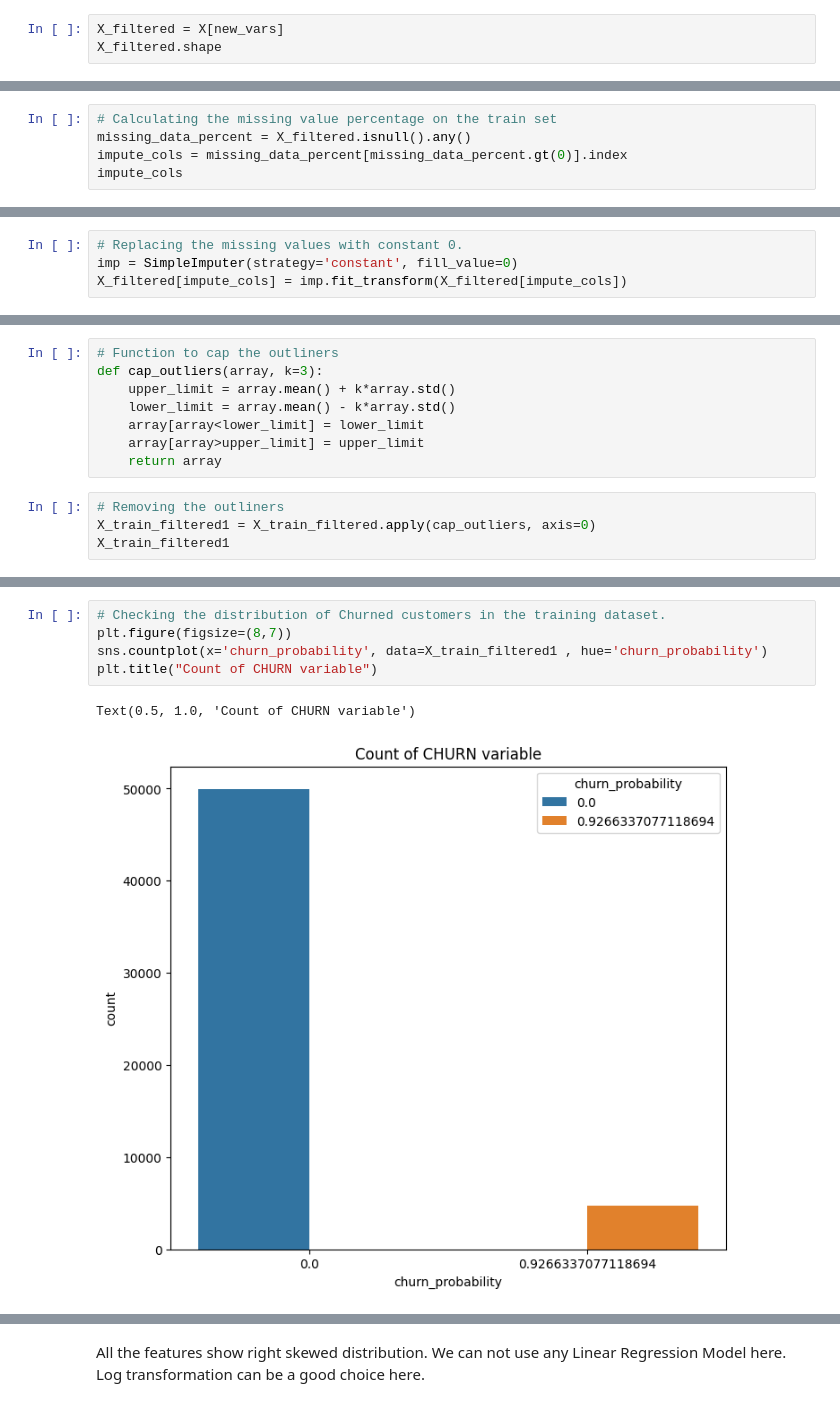
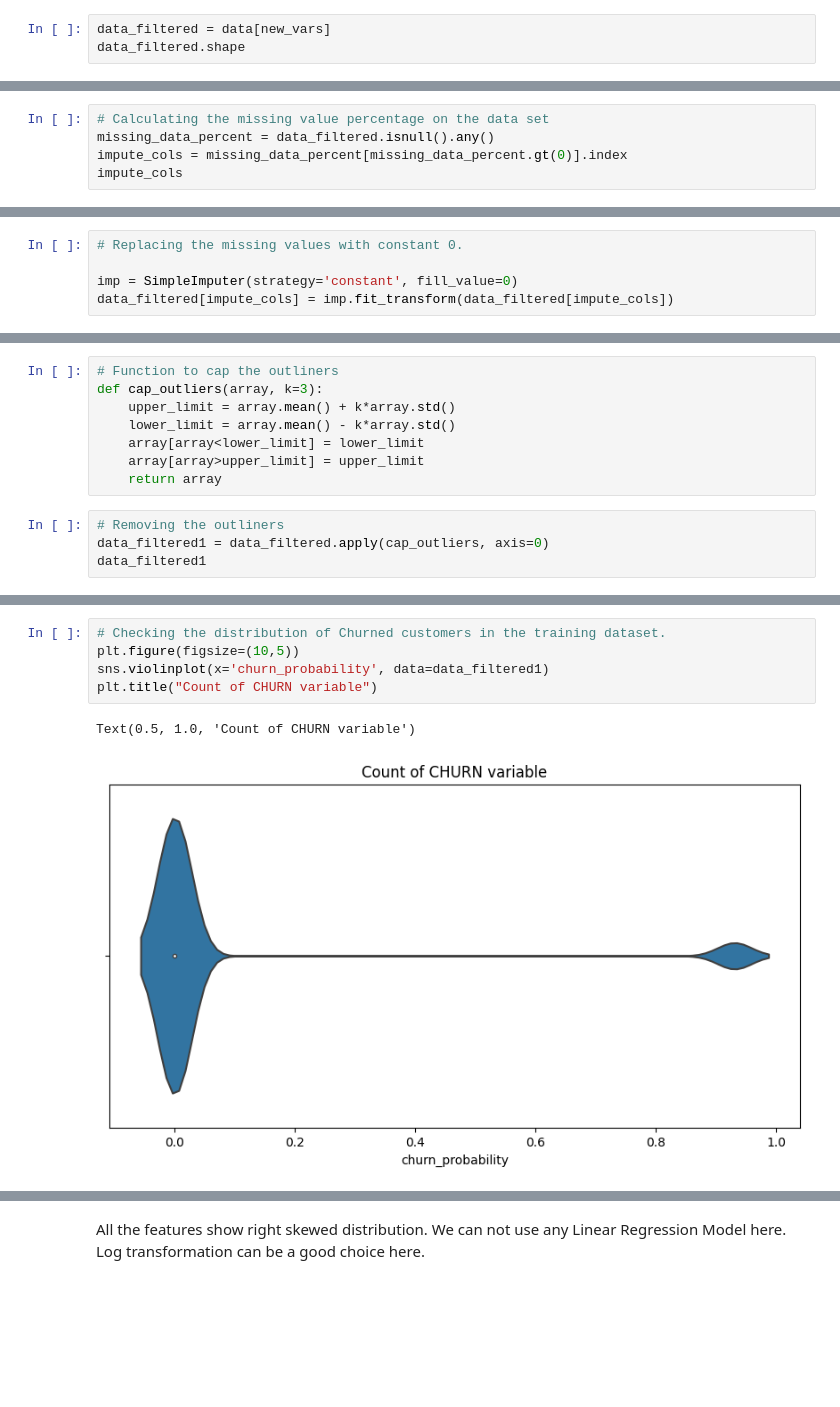
Before and after one commit to MallikaBera/Customer-Churn-Prediction-Model, a Jupyter notebook: Final notebook.ipynb, the cells around one changed output, grey strips where cells are left out. Drawn from its saved outputs; the diff is of its cells as text; blank space fills up the shorter version.

```diff
--- a/Final notebook.ipynb
+++ b/Final notebook.ipynb
@@ -499,4 +522,4 @@ Index(['id', 'arpu_6', 'arpu_7', 'arpu_8', 'onnet_mou_6', 'onnet_mou_7',
 # %%
-X_filtered = X[new_vars]
-X_filtered.shape
+data_filtered = data[new_vars]
+data_filtered.shape
 # %% [output]
@@ -504,6 +527,6 @@ X_filtered.shape
 # %%
-# Calculating the missing value percentage on the train set
-missing_data_percent = X_filtered.isnull().any()
+# Calculating the missing value percentage on the data set
+missing_data_percent = data_filtered.isnull().any()
 impute_cols = missing_data_percent[missing_data_percent.gt(0)].index
 impute_cols
 # %% [output]
@@ -529,7 +552,8 @@ In our case, the values are missing because some of the customers have not used
 Hence these are meaningful and can be replaced with 0.
 # %%
 # Replacing the missing values with constant 0.
+
 imp = SimpleImputer(strategy='constant', fill_value=0)
-X_filtered[impute_cols] = imp.fit_transform(X_filtered[impute_cols])
+data_filtered[impute_cols] = imp.fit_transform(data_filtered[impute_cols])
 # %%
 # Rechecking the value count for missing values
@@ -594,7 +611,7 @@ def cap_outliers(array, k=3):
     return array
 # %%
 # Removing the outliners
-X_train_filtered1 = X_train_filtered.apply(cap_outliers, axis=0)
-X_train_filtered1
+data_filtered1 = data_filtered.apply(cap_outliers, axis=0)
+data_filtered1
 # %% [output]
 |  | id | arpu_6 | arpu_7 | arpu_8 | onnet_mou_6 | onnet_mou_7 | onnet_mou_8 | offnet_mou_6 | offnet_mou_7 | ... |
@@ -623,10 +633,10 @@ X_train_filtered2 = scale.fit_transform(X_train_filtered1)
 We will now perform univariate analysis on the features to check if they have any visible pattern with respect to the churn rate.
 # %%
 # Checking the distribution of Churned customers in the training dataset.
-plt.figure(figsize=(8,7))
-sns.countplot(x='churn_probability', data=X_train_filtered1 , hue='churn_probability')
+plt.figure(figsize=(10,5))
+sns.violinplot(x='churn_probability', data=data_filtered1)
 plt.title("Count of CHURN variable")
 # %% [output]
 Text(0.5, 1.0, 'Count of CHURN variable')
-[figure, old version]
+[figure, new version]
 # %% [markdown]
```
Also changed, not shown: parts of 185 cells of this notebook.
